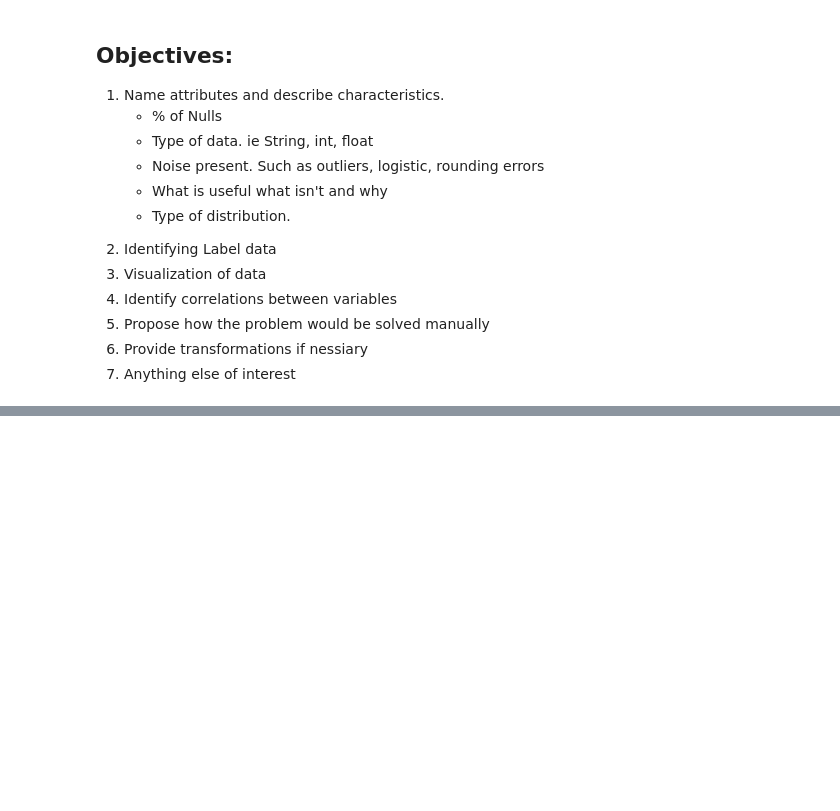
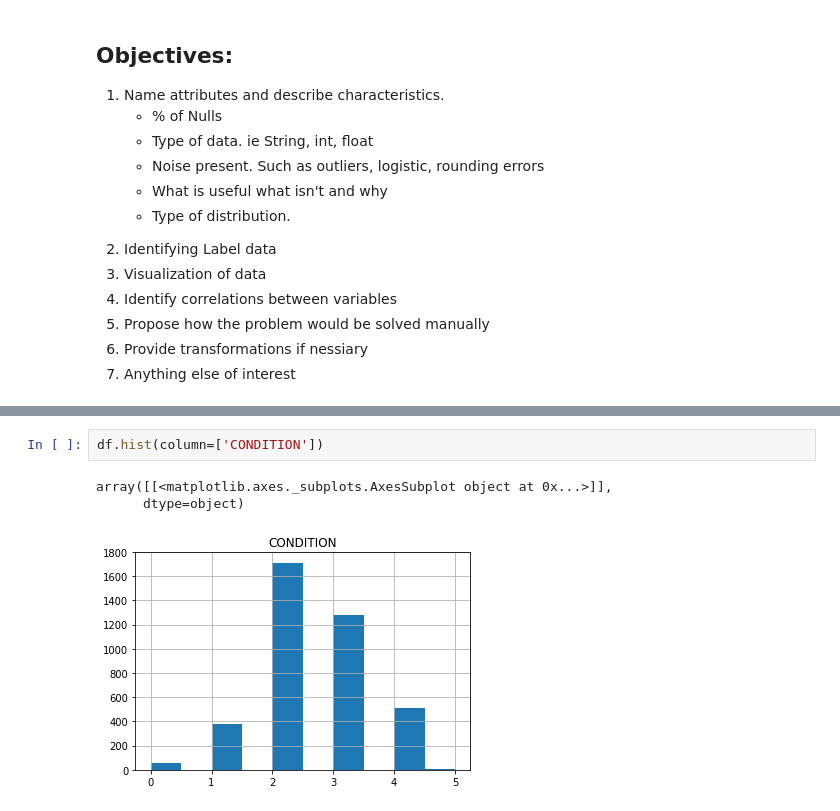
Before and after one commit to Globe-Eater/Geographic-Duplicate-Detection-, a Jupyter notebook: Exploration_of_Data.ipynb, the cells around one changed output, grey strips where cells are left out. Drawn from its saved outputs; the diff is of its cells as text; blank space fills up the shorter version.

```diff
--- a/Exploration_of_Data.ipynb
+++ b/Exploration_of_Data.ipynb
@@ -38,0 +76,6 @@ df.head()
+# %%
+df.hist(column=['CONDITION'])
+# %% [output]
+array([[<matplotlib.axes._subplots.AxesSubplot object at 0x...>]],
+      dtype=object)
+[figure, added]
```
Also changed, not shown: parts of 7 cells of this notebook.
